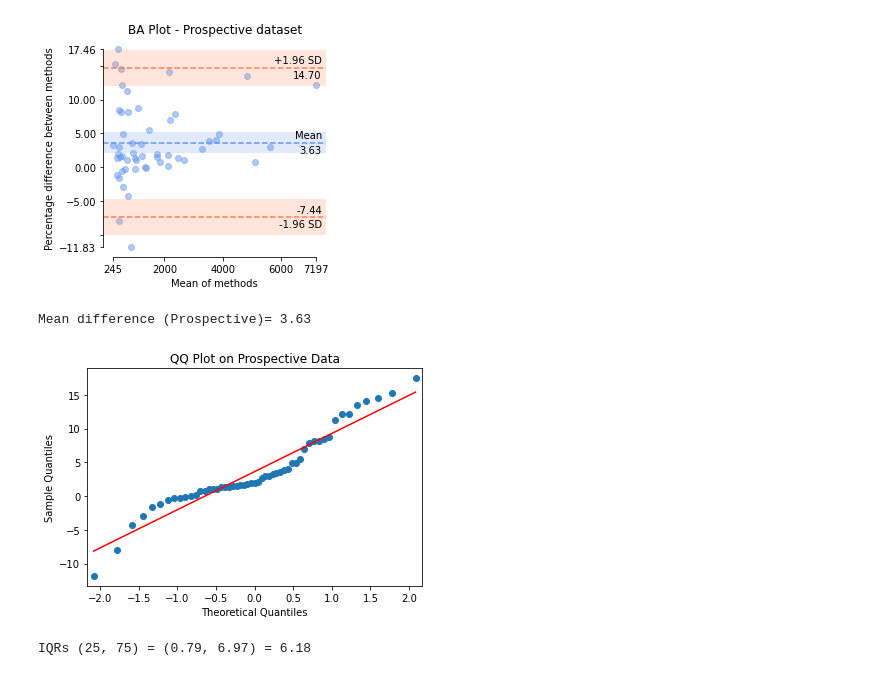
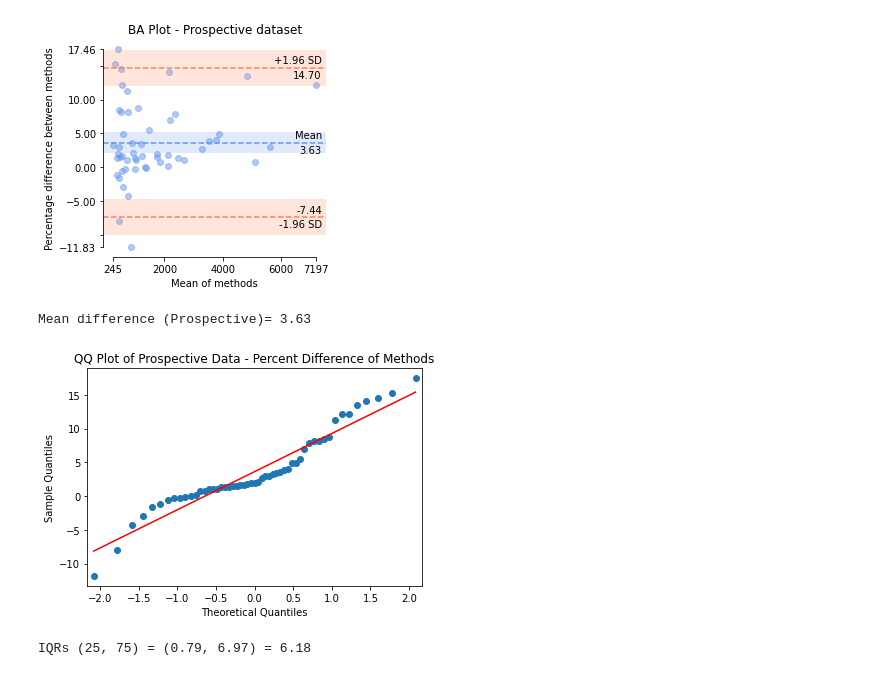
Before and after one commit to aksg87/adpkd-segmentation-pytorch, a Jupyter notebook: results/bland_altman.ipynb, the cells around one changed output. Drawn from its saved outputs; the diff is of its cells as text; code cells hidden in the pictures.

```diff
--- a/results/bland_altman.ipynb
+++ b/results/bland_altman.ipynb
@@ -128,16 +136,16 @@ blandAltman(
 # %%
 mean = np.mean([prospective_ds.TKV_GT, prospective_ds.TKV_Pred], axis=0)
 diff = ((prospective_ds.TKV_GT - prospective_ds.TKV_Pred) / mean) * 100
 md = np.mean(diff)
 
 print(f"Mean difference (Prospective)= {md:.2f}")
 
 qqplot(diff, line='s')
-plt.title("QQ Plot on Prospective Data")
+plt.title("QQ Plot of Prospective Data - Percent Difference of Methods")
 pyplot.show()
 # %% [output]
 Mean difference (Prospective)= 3.63
-[figure, old version]
+[figure, new version]
 # %%
 # First quartile (Q1)
 Q1 = np.percentile(diff, 25, interpolation = 'midpoint')
```
Also changed, not shown: parts of 9 cells of this notebook.
